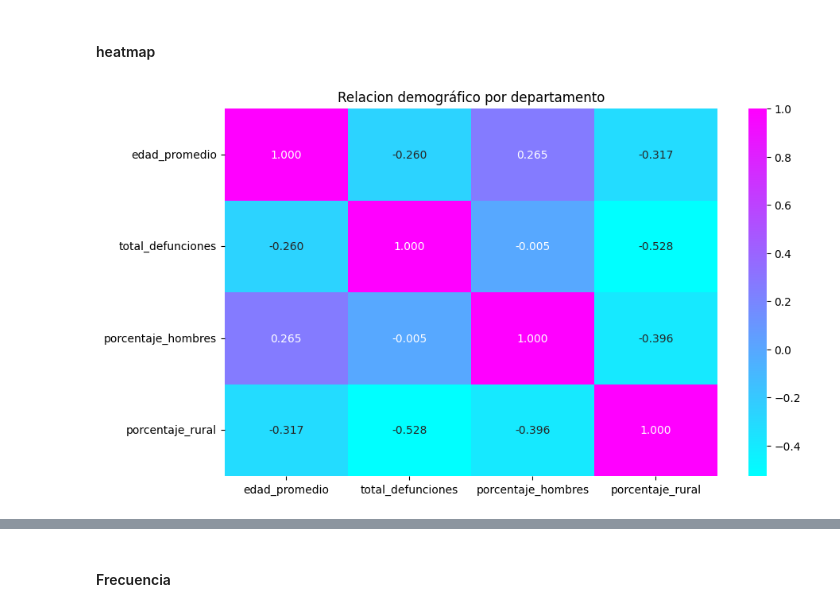
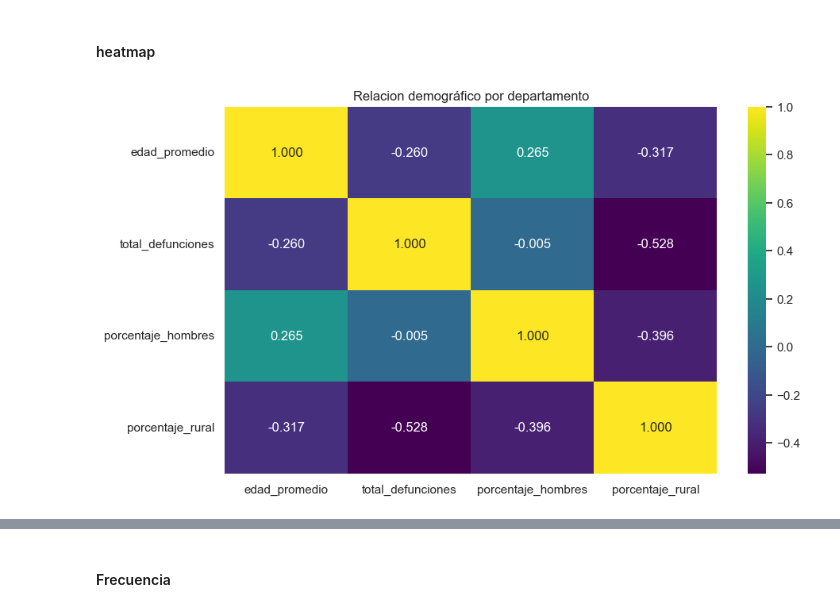
Before and after one commit to agabrielMej/Proyecto-MD-Grupo-2, a Jupyter notebook: notebooks/01_exploracion.ipynb, the cells around one changed output, grey strips where cells are left out. Cells and saved outputs as stored; diff of their text form; code cells hidden in the pictures.

```diff
--- a/notebooks/01_exploracion.ipynb
+++ b/notebooks/01_exploracion.ipynb
@@ -670,28 +670,28 @@ plt.show()
 # %%
 resumen_departamento = data_all.groupby("Departamento").agg(
     edad_promedio = ("Edadif", "mean") ,
     total_defunciones = ("Edadif", "count"),
 
     porcentaje_hombres = ("Sexo_desc" , lambda x: (x == "Hombre").mean() ) ,
 
     porcentaje_rural = ("Area_desc", lambda x: (x == "Rural").mean() )
 
 ).reset_index()
 
 
 plt.figure(figsize=(10, 6 ) )
 
 sns.heatmap(
     resumen_departamento.drop("Departamento", axis=1).corr(),
     annot=True,
-    cmap="cool",
+    cmap="viridis",
     fmt=".3f"
 )
 
 plt.title("Relacion demográfico por departamento")
 plt.show()
 # %% [output]
-[figure, old version]
+[figure, new version]
 # %%
 edad_sexo = data_all.groupby(["Departamento", "Sexo_desc"])["Edadif"].mean().unstack()
 
```
Also changed, not shown: parts of 5 cells of this notebook.
